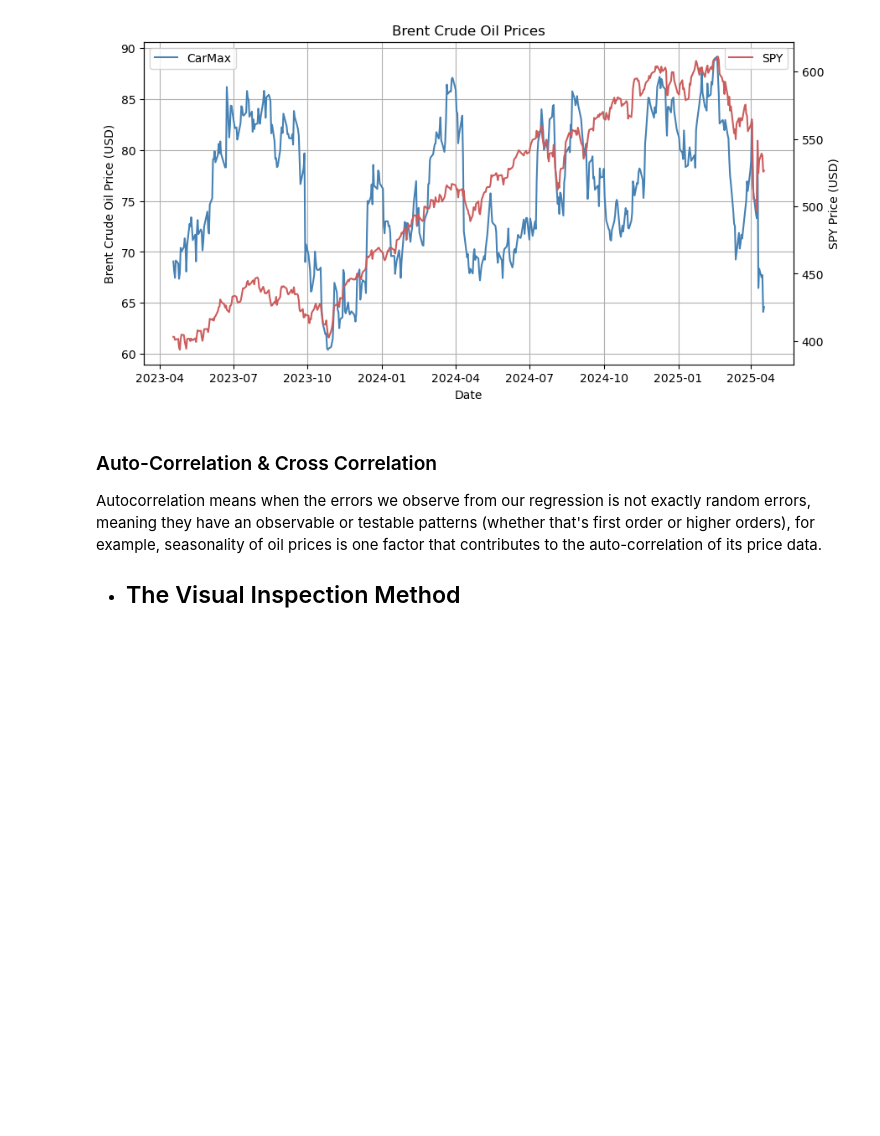
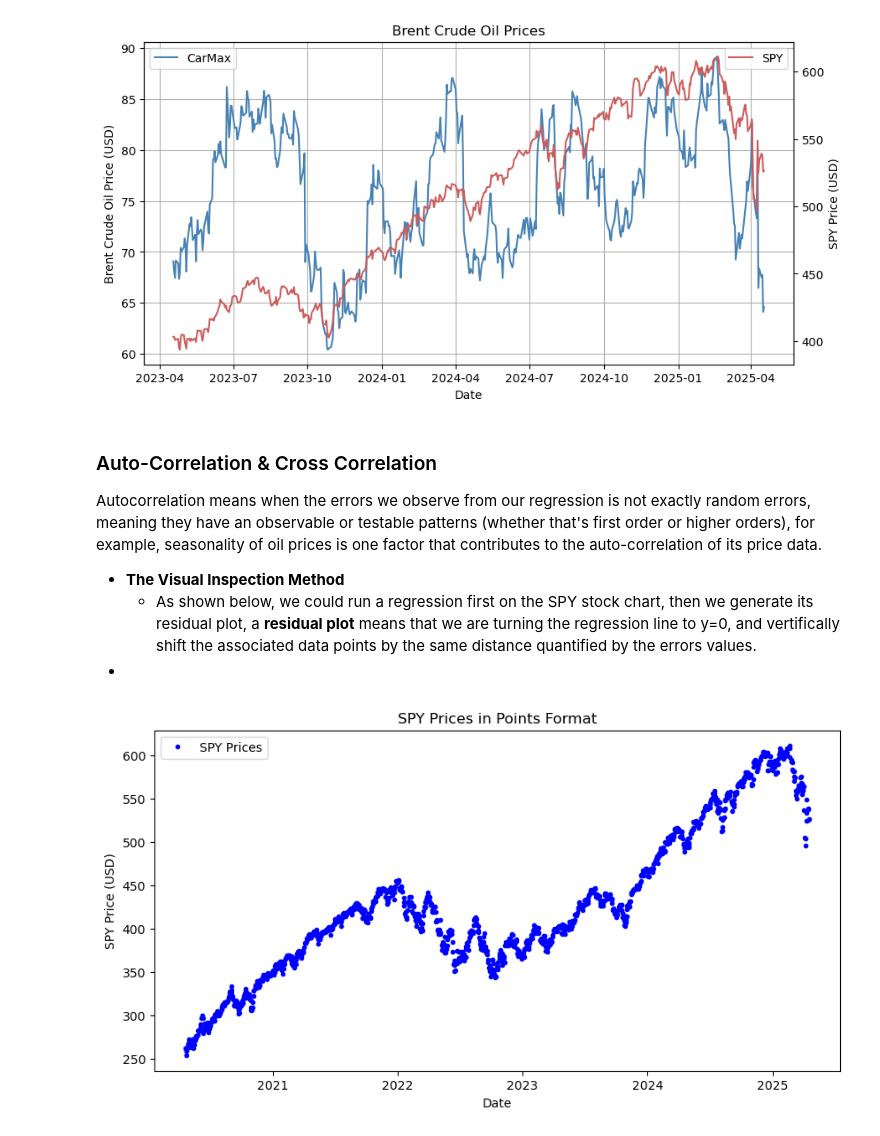
Before and after one commit to anderson120912091209/commodities-time-series-analysis, a Jupyter notebook: Quantitative Methods Time Series.ipynb, the cells around one changed output. Saved outputs shown, nothing was run; the diff lists cells and outputs as text; code cells hidden in the pictures; blank space fills up the shorter version.

```diff
--- a/Quantitative Methods Time Series.ipynb
+++ b/Quantitative Methods Time Series.ipynb
@@ -49,5 +49,19 @@ plt.show()
 ### Auto-Correlation & Cross Correlation
 Autocorrelation means when the errors we observe from our regression is not exactly random errors, meaning they have an observable or testable patterns (whether that's first order or higher orders), for example, seasonality of oil prices is one factor that contributes to the auto-correlation of its price data.
 
-- The Visual Inspection Method
-    -
+- **The Visual Inspection Method**
+    - As shown below, we could run a regression first on the SPY stock chart, then we generate its residual plot, a **residual plot** means that we are turning the regression line to y=0, and vertifically shift the associated data points by the same distance quantified by the errors values.
+-
+# %%
+fig, ax = plt.subplots(figsize=(10, 5))  # Create a new figure and axes
+
+ax.set_title("SPY Prices in Points Format")
+ax.set_xlabel("Date")
+ax.set_ylabel("SPY Price (USD)")
+
+ax.plot(spy.history(period="5y")["Close"], marker='.', linestyle='', label="SPY Prices", color='blue')
+
+ax.legend()
+plt.show()
+# %% [output]
+[figure, added]
```
